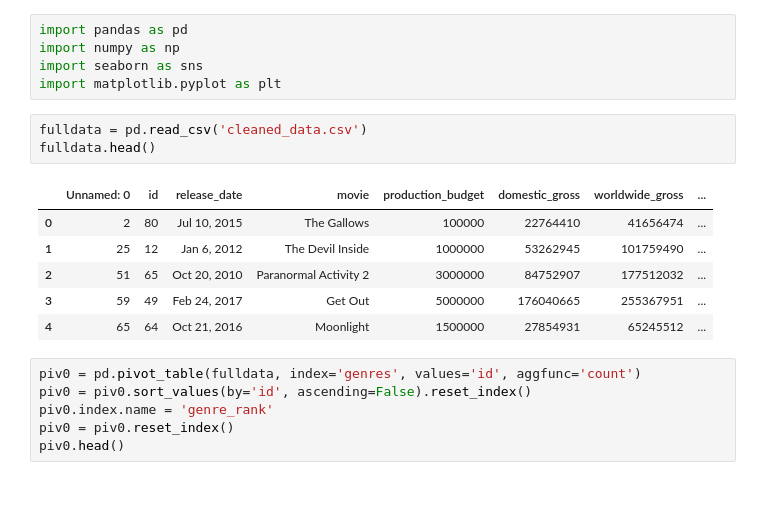
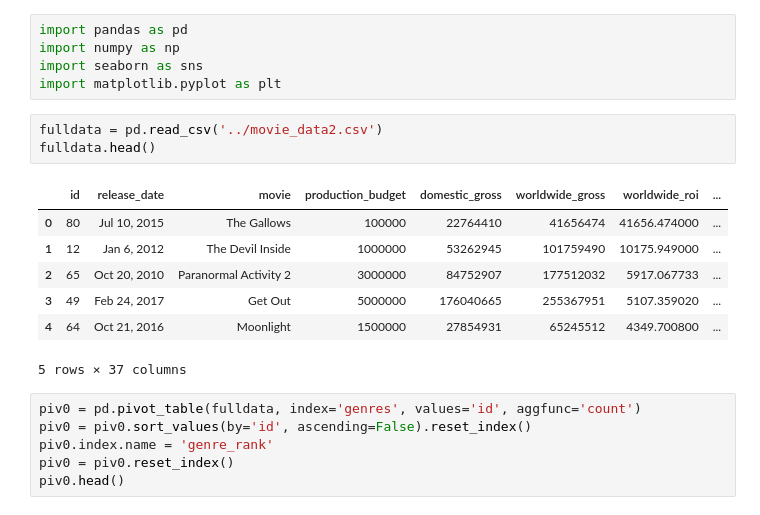
Before and after one commit to thespud56/Module-1-Project, a Jupyter notebook: Notebooks/Bar_Plot.ipynb, the cells around one changed output. Saved outputs shown, nothing was run; the diff lists cells and outputs as text.

```diff
--- a/Notebooks/Bar_Plot.ipynb
+++ b/Notebooks/Bar_Plot.ipynb
@@ -4,15 +4,16 @@ import numpy as np
 import seaborn as sns
 import matplotlib.pyplot as plt
 # %%
-fulldata = pd.read_csv('cleaned_data.csv')
+fulldata = pd.read_csv('../movie_data2.csv')
 fulldata.head()
 # %% [output]
-|  | Unnamed: 0 | id | release_date | movie | production_budget | domestic_gross | worldwide_gross | ... |
-| 0 | 2 | 80 | Jul 10, 2015 | The Gallows | 100000 | 22764410 | 41656474 | ... |
-| 1 | 25 | 12 | Jan 6, 2012 | The Devil Inside | 1000000 | 53262945 | 101759490 | ... |
-| 2 | 51 | 65 | Oct 20, 2010 | Paranormal Activity 2 | 3000000 | 84752907 | 177512032 | ... |
-| 3 | 59 | 49 | Feb 24, 2017 | Get Out | 5000000 | 176040665 | 255367951 | ... |
-| 4 | 65 | 64 | Oct 21, 2016 | Moonlight | 1500000 | 27854931 | 65245512 | ... |
+|  | id | release_date | movie | production_budget | domestic_gross | worldwide_gross | worldwide_roi | ... |
+| 0 | 80 | Jul 10, 2015 | The Gallows | 100000 | 22764410 | 41656474 | 41656.474000 | ... |
+| 1 | 12 | Jan 6, 2012 | The Devil Inside | 1000000 | 53262945 | 101759490 | 10175.949000 | ... |
+| 2 | 65 | Oct 20, 2010 | Paranormal Activity 2 | 3000000 | 84752907 | 177512032 | 5917.067733 | ... |
+| 3 | 49 | Feb 24, 2017 | Get Out | 5000000 | 176040665 | 255367951 | 5107.359020 | ... |
+| 4 | 64 | Oct 21, 2016 | Moonlight | 1500000 | 27854931 | 65245512 | 4349.700800 | ... |
+5 rows × 37 columns
 # %%
 piv0 = pd.pivot_table(fulldata, index='genres', values='id', aggfunc='count')
 piv0 = piv0.sort_values(by='id', ascending=False).reset_index()
```
Also changed, not shown: parts of 2 cells of this notebook, 2 other files.
